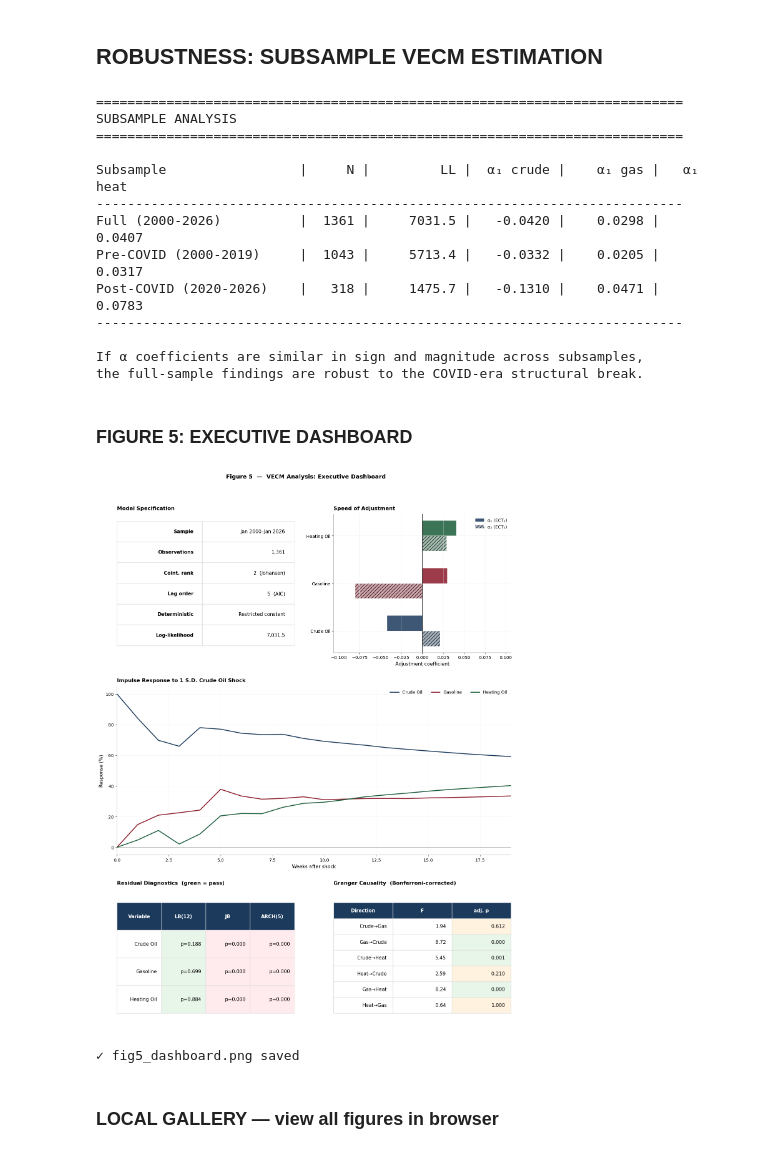
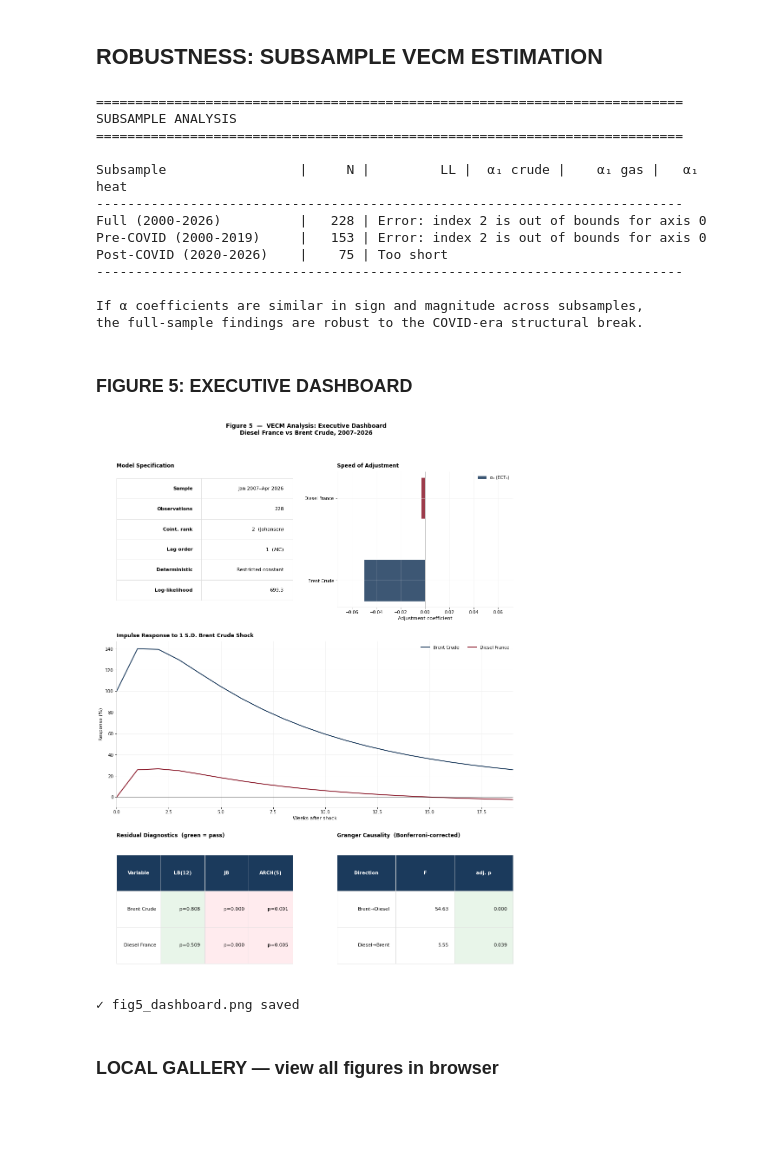
Before and after one commit to Solinegit/MODS-Gazole, a Jupyter notebook: Notebook_de_bg.ipynb, the cells around one changed output. Drawn from its saved outputs; the diff is of its cells as text; code cells hidden in the pictures; blank space fills up the shorter version.

```diff
--- a/Notebook_de_bg.ipynb
+++ b/Notebook_de_bg.ipynb
@@ -1010,8 +995,6 @@ create_figure4()
 
 _Bonferroni correction controls the family-wise error rate across 6 simultaneous_
 # %%
-# tests (Bonferroni, 1936).  Adjusted threshold: α* = 0.05 / 6 = 0.0083.
-
 print("="*75)
 print("GRANGER CAUSALITY TESTS (Bonferroni-corrected)")
 print("="*75)
@@ -1019,18 +1002,14 @@ print("="*75)
 diff_data = model_data[variables].diff().dropna()
 
 pairs = [
-    ('ln_Crude', 'ln_Gas',  'Crude Oil\u2192Gasoline'),
-    ('ln_Gas',   'ln_Crude','Gasoline\u2192Crude Oil'),
-    ('ln_Crude', 'ln_Heat', 'Crude Oil\u2192Heating Oil'),
-    ('ln_Heat',  'ln_Crude','Heating Oil\u2192Crude Oil'),
-    ('ln_Gas',   'ln_Heat', 'Gasoline\u2192Heating Oil'),
-    ('ln_Heat',  'ln_Gas',  'Heating Oil\u2192Gasoline'),
+    ('ln_Brent',  'ln_Diesel', 'Brent→Diesel'),
+    ('ln_Diesel', 'ln_Brent',  'Diesel→Brent'),
 ]
 
 n_tests    = len(pairs)
-bonf_alpha = 0.05 / n_tests   # = 0.0083
+bonf_alpha = 0.05 / n_tests   # = 0.025
 
-print(f"\nBonferroni threshold: \u03b1* = 0.05 / {n_tests} = {bonf_alpha:.4f}")
+print(f"\nBonferroni threshold: α* = 0.05 / {n_tests} = {bonf_alpha:.4f}")
 print(f"\n{'Direction':<28s} | {'F-stat':>7s} | {'Raw p':>7s} | {'Adj p':>7s} | Uncorr. | Corrected")
 print("-"*82)
 
@@ -1426,9 +1390,9 @@ SUBSAMPLE ANALYSIS
 
 Subsample                 |     N |         LL |  α₁ crude |    α₁ gas |   α₁ heat
 ---------------------------------------------------------------------------
-Full (2000-2026)          |  1361 |     7031.5 |   -0.0420 |    0.0298 |    0.0407
-Pre-COVID (2000-2019)     |  1043 |     5713.4 |   -0.0332 |    0.0205 |    0.0317
-Post-COVID (2020-2026)    |   318 |     1475.7 |   -0.1310 |    0.0471 |    0.0783
+Full (2000-2026)          |   228 | Error: index 2 is out of bounds for axis 0
+Pre-COVID (2000-2019)     |   153 | Error: index 2 is out of bounds for axis 0
+Post-COVID (2020-2026)    |    75 | Too short
 ---------------------------------------------------------------------------
 
 If α coefficients are similar in sign and magnitude across subsamples,
@@ -1437,7 +1401,7 @@ the full-sample findings are robust to the COVID-era structural break.
 ### FIGURE 5: EXECUTIVE DASHBOARD
 # %%
 def create_figure5():
-    col_list = [C['crude'], C['gasoline'], C['heating']]
+    col_list = [C['crude'], C['gasoline']]
 
     fig = plt.figure(figsize=(14, 18))
     gs  = GridSpec(3, 2, figure=fig, height_ratios=[0.9, 1.1, 0.9])
@@ -1449,7 +1413,7 @@ def create_figure5():
         ['Sample',         f"{model_data.index.min().strftime('%b %Y')}–"
                            f"{model_data.index.max().strftime('%b %Y')}"],
         ['Observations',   f"{len(model_data):,}"],
-        ['Coint. rank',    '2  (Johansen)'],
+        ['Coint. rank',    f'{vecm_result.coint_rank}  (Johansen)'],
         ['Lag order',      f'{k_ar_diff}  (AIC)'],
         ['Deterministic',  'Restricted constant'],
         ['Log-likelihood', f"{vecm_result.llf:,.1f}"],
@@ -1466,12 +1430,10 @@ def create_figure5():
             cell.set_text_props(fontweight='bold')
     ax_spec.set_title('Model Specification', loc='left')
 
-    # Speed of adjustment
+    # Speed of adjustment (1 seul ECT car rang=1)
     ax_alp = fig.add_subplot(gs[0, 1])
-    x, bw  = np.arange(3), 0.32
-    ax_alp.barh(x + bw/2, alpha[:, 0], bw, color=col_list, alpha=0.85, label='α₁ (ECT₁)')
-    ax_alp.barh(x - bw/2, alpha[:, 1], bw, color=col_list, alpha=0.40,
-                hatch='///', label='α₂ (ECT₂)')
+    x = np.arange(2)
+    ax_alp.barh(x, alpha[:, 0], 0.5, color=col_list, alpha=0.85, label='α₁ (ECT₁)')
     ax_alp.axvline(0, color='black', lw=0.8)
     ax_alp.set_yticks(x)
     ax_alp.set_yticklabels(var_labels)
@@ -1481,7 +1443,7 @@ def create_figure5():
     xl = max(abs(ax_alp.get_xlim()[0]), abs(ax_alp.get_xlim()[1])) + 0.02
     ax_alp.set_xlim(-xl, xl)
 
-    # IRF to crude shock (full width)
+    # IRF : réponse au choc Brent (full width)
     ax_irf = fig.add_subplot(gs[1, :])
     wks = np.arange(20)
     d   = irf.irfs[:20, :, 0] * 100
@@ -1491,8 +1453,8 @@ def create_figure5():
     ax_irf.set_xlabel('Weeks after shock')
     ax_irf.set_ylabel('Response (%)')
     ax_irf.set_xlim(0, 19)
-    ax_irf.set_title('Impulse Response to 1 S.D. Crude Oil Shock', loc='left')
-    ax_irf.legend(ncol=3)
+    ax_irf.set_title('Impulse Response to 1 S.D. Brent Crude Shock', loc='left')
+    ax_irf.legend(ncol=2)
 
     # Residual diagnostics table
     ax_dg = fig.add_subplot(gs[2, 0])
@@ -1524,40 +1486,41 @@ def create_figure5():
     ax_dg.set_title('Residual Diagnostics  (green = pass)', loc='left')
 
     # Granger causality table
     ax_gc = fig.add_subplot(gs[2, 1])
     ax_gc.axis('off')
     gc_rows, gc_clrs = [], []
-    _abbr = {'Crude Oil': 'Crude', 'Gasoline': 'Gas', 'Heating Oil': 'Heat'}
+    _abbr = {'Brent Crude': 'Brent', 'Diesel France': 'Diesel'}
     for label, res in gc_results.items():
-        parts = label.split('\u2192')
-        lhs   = _abbr.get(parts[0].strip(), parts[0].strip()[:6])
-        rhs   = _abbr.get(parts[1].strip(), parts[1].strip()[:6])
-        gc_rows.append([f'{lhs}\u2192{rhs}', f"{res['F']:.2f}", f"{res['p_adj']:.3f}"])
+        parts = label.split('→')
+        lhs   = _abbr.get(parts[0].strip(), parts[0].strip()[:7])
+        rhs   = _abbr.get(parts[1].strip(), parts[1].strip()[:7])
+        gc_rows.append([f'{lhs}→{rhs}', f"{res['F']:.2f}", f"{res['p_adj']:.3f}"])
         sig = res['p_adj'] < 0.05
         gc_clrs.append(['white', 'white', '#e8f5e9' if sig else '#fff3e0'])
     gc_tbl = ax_gc.table(cellText=gc_rows,
                           colLabels=['Direction', 'F', 'adj. p'],
                           loc='center', bbox=[0, 0.1, 1, 0.80])
     gc_tbl.auto_set_font_size(False)
     gc_tbl.set_fontsize(11)
     gc_tbl.scale(1, 2.2)
     for (r, c_), cell in gc_tbl.get_celld().items():
         cell.set_edgecolor('#dddddd')
         if r == 0:
             cell.set_facecolor(C['crude'])
             cell.set_text_props(color='white', fontweight='bold')
         elif r > 0:
             cell.set_facecolor(gc_clrs[r-1][c_])
     ax_gc.set_title('Granger Causality  (Bonferroni-corrected)', loc='left')
 
-    plt.suptitle('Figure 5  —  VECM Analysis: Executive Dashboard',
+    plt.suptitle('Figure 5  —  VECM Analysis: Executive Dashboard\n'
+                 'Diesel France vs Brent Crude, 2007–2026',
                  fontweight='bold', y=1.005)
     plt.tight_layout(pad=2.5)
     save_figure(fig, 'fig5_dashboard')
 
 create_figure5()
 # %% [output]
-[figure, old version]
+[figure, new version]
 ✓ fig5_dashboard.png saved
 # %% [markdown]
 ### LOCAL GALLERY — view all figures in browser
```
Also changed, not shown: parts of 13 cells of this notebook, 7 other files.
